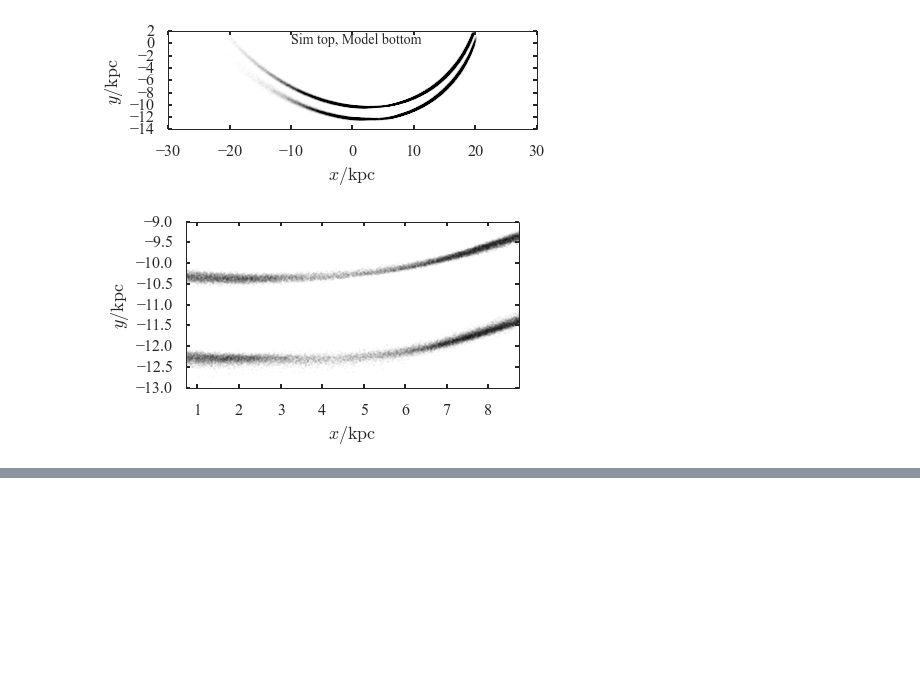
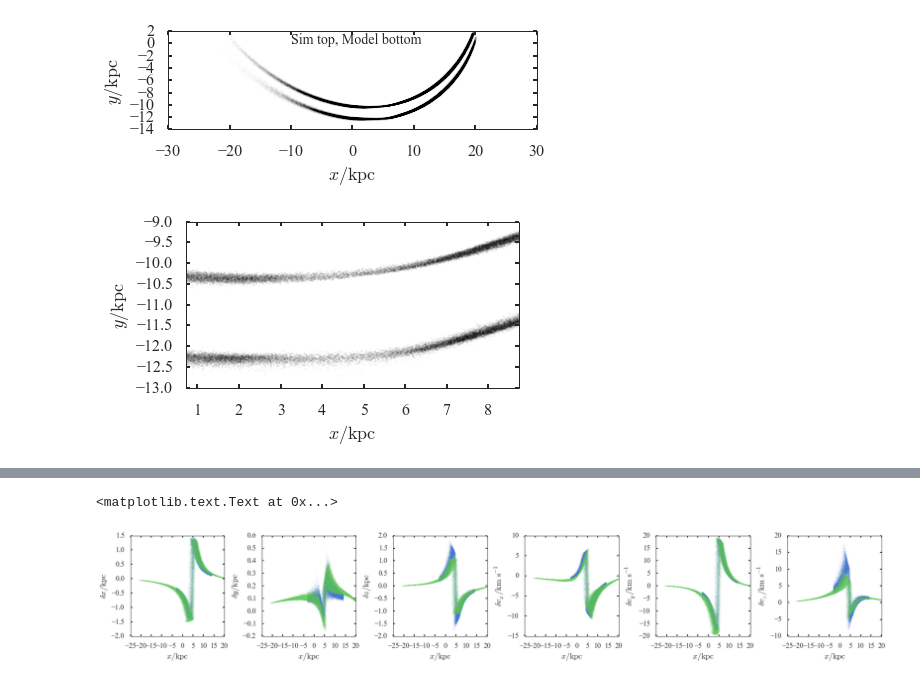
Before and after one commit to jobovy/streamgap-aa, a Jupyter notebook: py/Unperturbed stream model.ipynb, the cells around one changed output, grey strips where cells are left out. Drawn from its saved outputs; the diff is of its cells as text; code cells hidden in the pictures; blank space fills up the shorter version.

Commit message:
Added perturbed-unperturbed spatial and velocity plot

```diff
--- a/py/Unperturbed stream model.ipynb
+++ b/py/Unperturbed stream model.ipynb
@@ -1051,0 +1052,30 @@ a[5].set_ylabel(r'$v_\mathrm{z}/\mathrm{km\,s}^{-1}$')
+# %%
+peri_unp = load_denis_file(data_folder+'snapshot_2nd_peri_unperturbed.txt')
+peri_unp['id']=peri_unp['id']+2
+bothperi = merged_peri.merge(peri_unp,on='id')
+# %%
+f,a = plt.subplots(1,6,figsize=(30,4))
+plt.subplots_adjust(wspace=0.4)
+a[0].plot(results_cut['x2_u'],results_cut['x2']-results_cut['x2_u'],'.',ms=1)
+a[1].plot(results_cut['x2_u'],results_cut['y2']-results_cut['y2_u'],'.',ms=1)
+a[2].plot(results_cut['x2_u'],results_cut['z2']-results_cut['z2_u'],'.',ms=1)
+a[3].plot(results_cut['x2_u'],results_cut['vx2']-results_cut['vx2_u'],'.',ms=1)
+a[4].plot(results_cut['x2_u'],results_cut['vy2']-results_cut['vy2_u'],'.',ms=1)
+a[5].plot(results_cut['x2_u'],results_cut['vz2']-results_cut['vz2_u'],'.',ms=1)
+a[0].plot(bothperi['x'],bothperi['x_x']-bothperi['x'],'.',ms=1)
+a[1].plot(bothperi['x'],bothperi['y_x']-bothperi['y'],'.',ms=1)
+a[2].plot(bothperi['x'],bothperi['z_x']-bothperi['z'],'.',ms=1)
+a[3].plot(bothperi['x'],bothperi['vx_x']-bothperi['vx'],'.',ms=1)
+a[4].plot(bothperi['x'],bothperi['vy_x']-bothperi['vy'],'.',ms=1)
+a[5].plot(bothperi['x'],bothperi['vz_x']-bothperi['vz'],'.',ms=1)
+for i in range(6):
+    a[i].set_xlabel(labels['x'])
+a[0].set_ylabel(r'$\delta$'+labels['x'])
+a[1].set_ylabel(r'$\delta$'+labels['y'])
+a[2].set_ylabel(r'$\delta$'+labels['z'])
+a[3].set_ylabel(r'$\delta$'+labels['vx'])
+a[4].set_ylabel(r'$\delta$'+labels['vy'])
+a[5].set_ylabel(r'$\delta$'+labels['vz'])
+# %% [output]
+<matplotlib.text.Text at 0x...>
+[figure, added]
```
Also changed, not shown: parts of 11 cells of this notebook.
